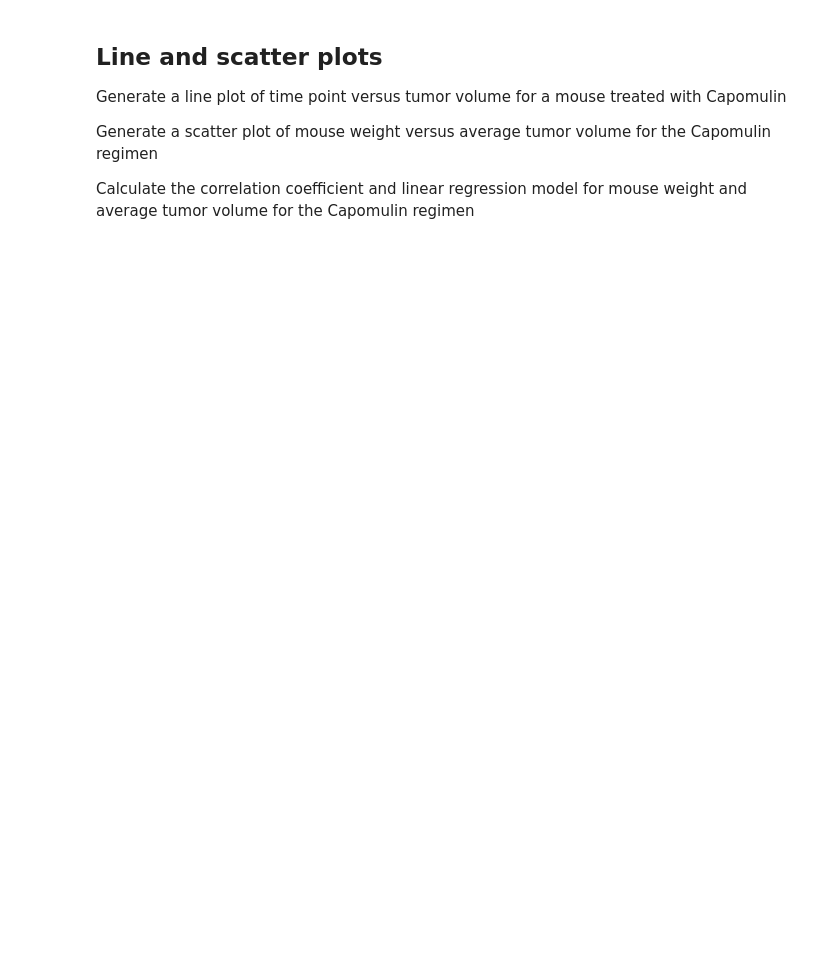
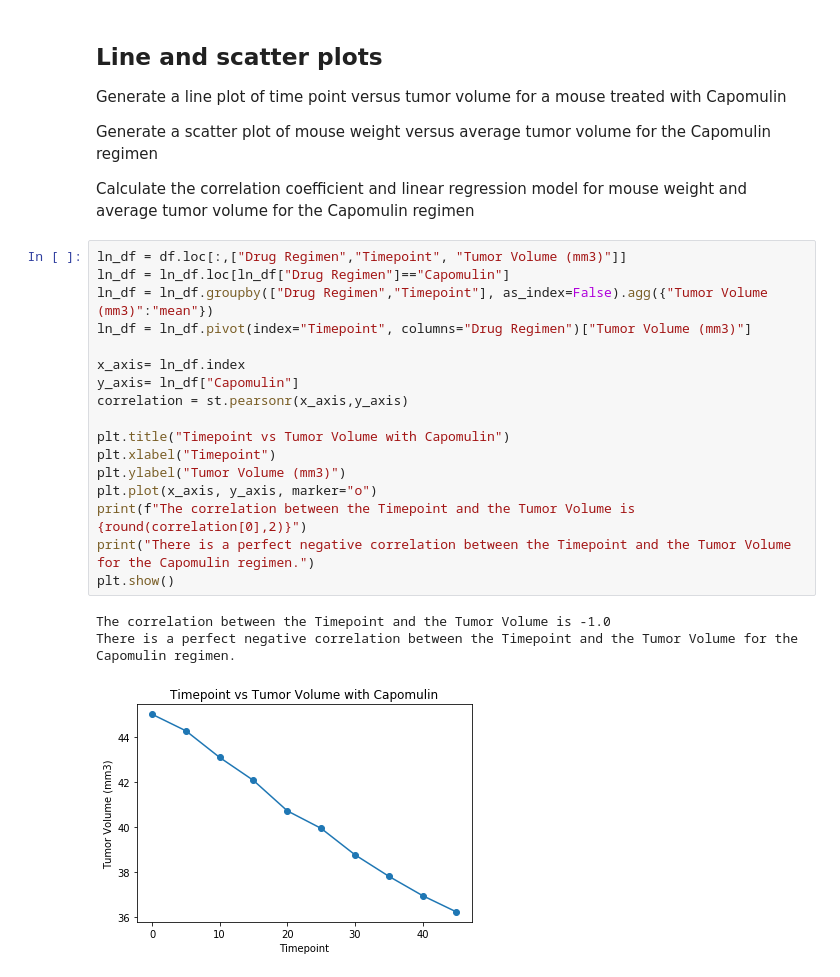
Before and after one commit to bpdamore/Matplotlib-Challenge, a Jupyter notebook: pymaceuticals.ipynb, the cells around one changed output. Drawn from its saved outputs; the diff is of its cells as text; blank space fills up the shorter version.

```diff
--- a/pymaceuticals.ipynb
+++ b/pymaceuticals.ipynb
@@ -147,3 +146,24 @@ Generate a line plot of time point versus tumor volume for a mouse treated with
 Generate a scatter plot of mouse weight versus average tumor volume for the Capomulin regimen
 
 Calculate the correlation coefficient and linear regression model for mouse weight and average tumor volume for the Capomulin regimen
+# %%
+ln_df = df.loc[:,["Drug Regimen","Timepoint", "Tumor Volume (mm3)"]]
+ln_df = ln_df.loc[ln_df["Drug Regimen"]=="Capomulin"]
+ln_df = ln_df.groupby(["Drug Regimen","Timepoint"], as_index=False).agg({"Tumor Volume (mm3)":"mean"})
+ln_df = ln_df.pivot(index="Timepoint", columns="Drug Regimen")["Tumor Volume (mm3)"]
+
+x_axis= ln_df.index
+y_axis= ln_df["Capomulin"]
+correlation = st.pearsonr(x_axis,y_axis)
+
+plt.title("Timepoint vs Tumor Volume with Capomulin")
+plt.xlabel("Timepoint")
+plt.ylabel("Tumor Volume (mm3)")
+plt.plot(x_axis, y_axis, marker="o")
+print(f"The correlation between the Timepoint and the Tumor Volume is {round(correlation[0],2)}")
+print("There is a perfect negative correlation between the Timepoint and the Tumor Volume for the Capomulin regimen.")
+plt.show()
+# %% [output]
+The correlation between the Timepoint and the Tumor Volume is -1.0
+There is a perfect negative correlation between the Timepoint and the Tumor Volume for the Capomulin regimen.
+[figure, added]
```
Also changed, not shown: parts of 7 cells of this notebook, 7 other files.
